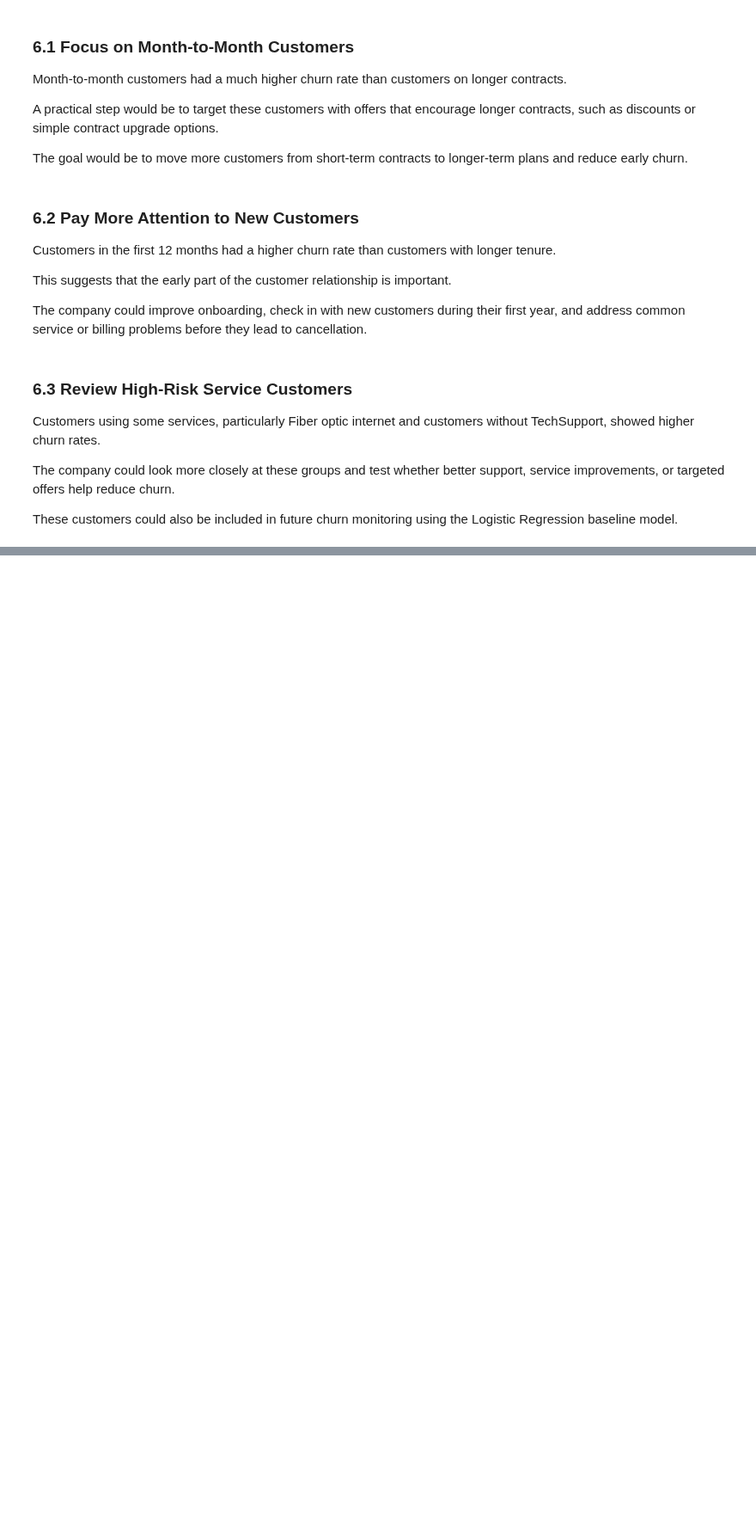
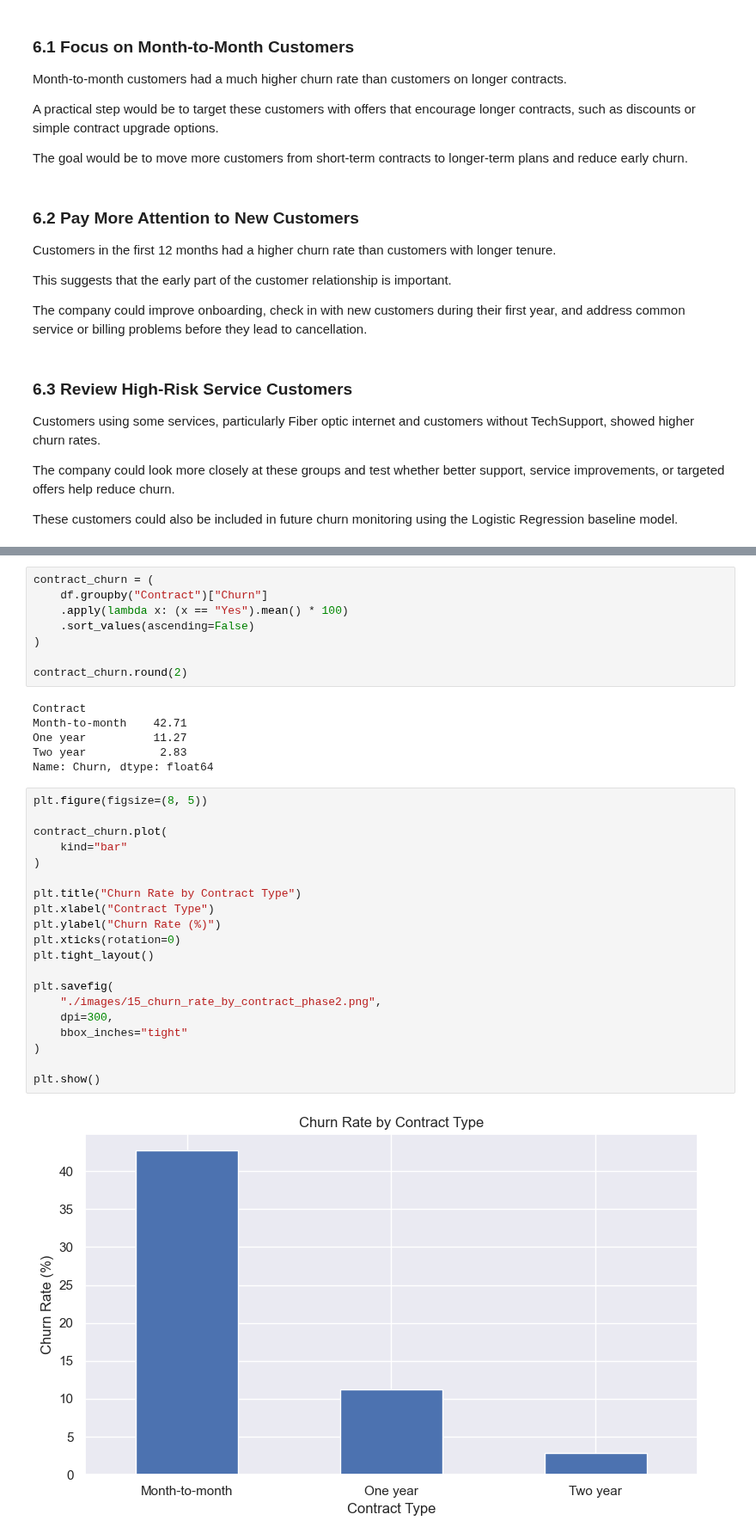
Before and after one commit to francisparwez/telco-customer-churn, a Jupyter notebook: Telco_Churn.ipynb, the cells around one changed output, grey strips where cells are left out. Shown at 86% size. Cells and saved outputs as stored; diff of their text form; blank space fills up the shorter version.

```diff
--- a/Telco_Churn.ipynb
+++ b/Telco_Churn.ipynb
@@ -1408,0 +1524,36 @@ These customers could also be included in future churn monitoring using the Logi
+# %%
+contract_churn = (
+    df.groupby("Contract")["Churn"]
+    .apply(lambda x: (x == "Yes").mean() * 100)
+    .sort_values(ascending=False)
+)
+
+contract_churn.round(2)
+# %% [output]
+Contract
+Month-to-month    42.71
+One year          11.27
+Two year           2.83
+Name: Churn, dtype: float64
+# %%
+plt.figure(figsize=(8, 5))
+
+contract_churn.plot(
+    kind="bar"
+)
+
+plt.title("Churn Rate by Contract Type")
+plt.xlabel("Contract Type")
+plt.ylabel("Churn Rate (%)")
+plt.xticks(rotation=0)
+plt.tight_layout()
+
+plt.savefig(
+    "./images/15_churn_rate_by_contract_phase2.png",
+    dpi=300,
+    bbox_inches="tight"
+)
+
+plt.show()
+# %% [output]
+[figure, added]
```
Also changed, not shown: parts of 25 cells of this notebook, 9 other files.
